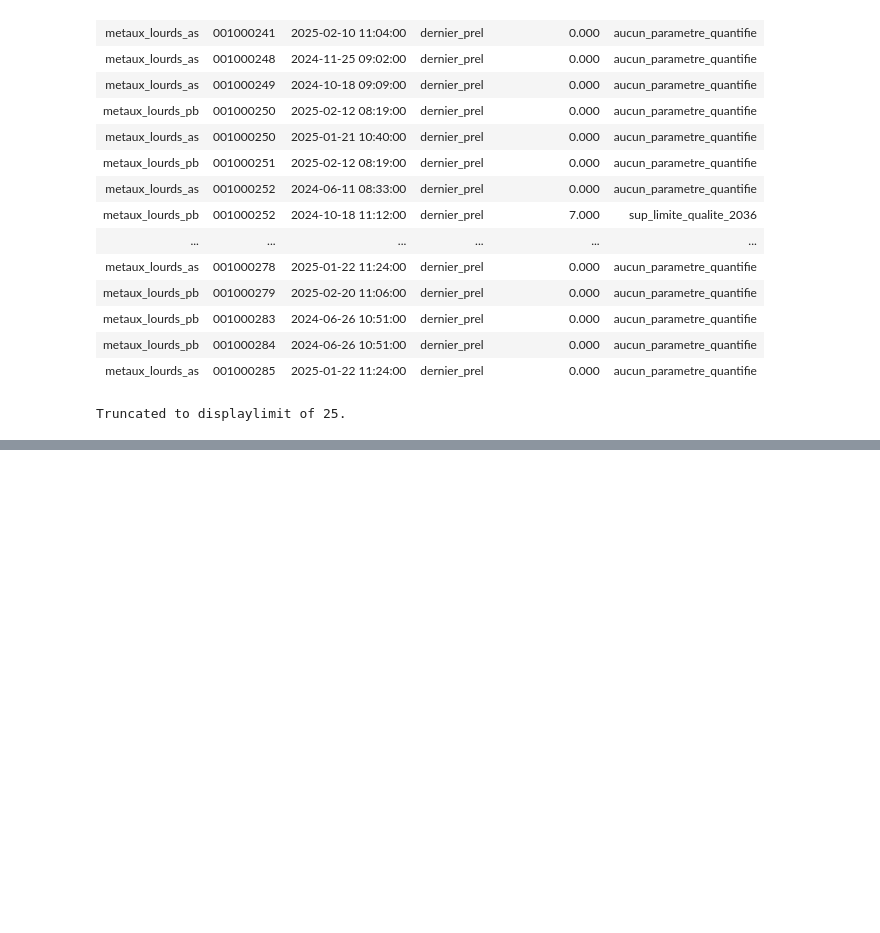
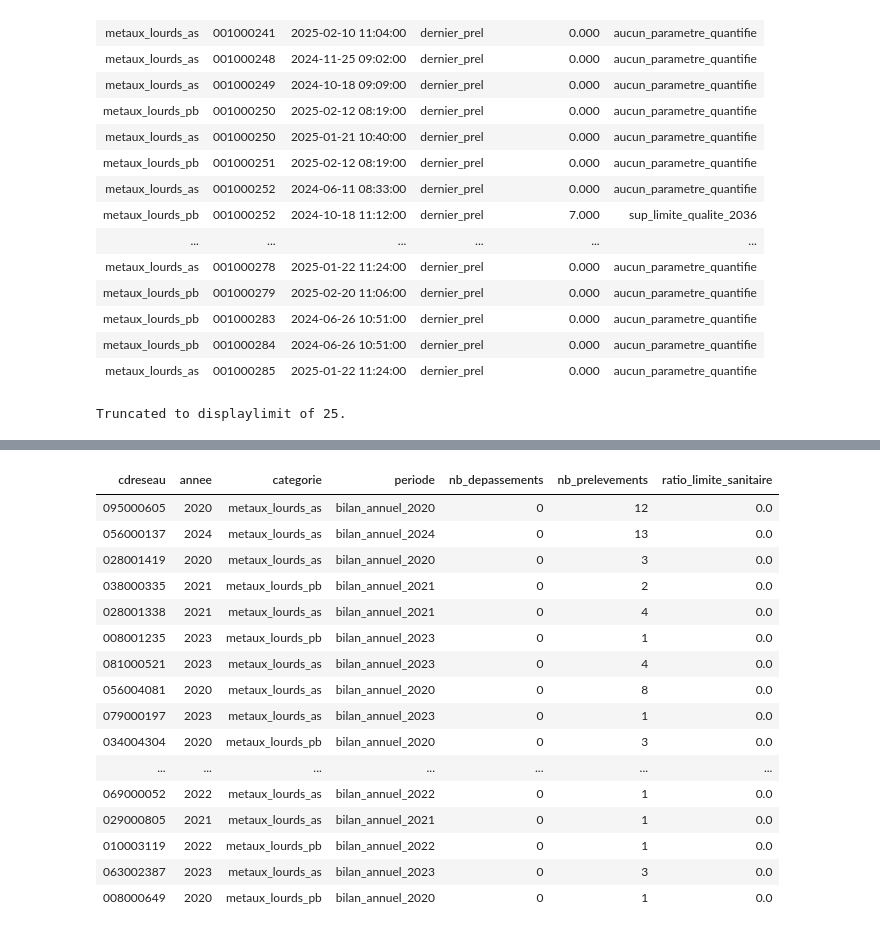
Before and after one commit to dataforgoodfr/13_pollution_eau, a Jupyter notebook: analytics/notebooks/resultats_metaux_lourds.ipynb, the cells around one changed output, grey strips where cells are left out. Saved outputs shown, nothing was run; the diff lists cells and outputs as text; code cells hidden in the pictures; blank space fills up the shorter version.

Commit message:
Ajout requêtes prélèvements annuels UDI et Commune

```diff
--- a/analytics/notebooks/resultats_metaux_lourds.ipynb
+++ b/analytics/notebooks/resultats_metaux_lourds.ipynb
@@ -593,0 +596,69 @@ Truncated to displaylimit of 25.
+# %%
+%%sql
+
+WITH
+metaux_lourds_prels AS (
+    -- Certains prélèvements ont plusieurs analyses pour la même substance
+    -- Le SELECT DISTINCT ne dédoublonne pas ces cas là
+    -- Donc il n'y a pas d'unicité sur referenceprel dans cetre requête
+    SELECT DISTINCT
+        de_partition AS annee,
+        cdreseau,
+        cdparametresiseeaux,
+        valeur_sanitaire_1,
+        limite_qualite,
+        referenceprel,
+        datetimeprel,
+        valtraduite
+    FROM
+        'int__resultats_udi_communes'
+    WHERE
+        cdparametresiseeaux IN ('PB', 'AS')
+)
+
+SELECT
+    cdreseau,
+    annee,
+    CASE
+        WHEN cdparametresiseeaux = 'PB' THEN 'metaux_lourds_pb'
+        WHEN cdparametresiseeaux = 'AS' THEN 'metaux_lourds_as'
+    END AS categorie,
+    'bilan_annuel_' || annee AS periode,
+    count(
+        DISTINCT
+        CASE
+            WHEN
+                cdparametresiseeaux = 'PB'
+                AND valtraduite IS NOT NULL AND valtraduite >= limite_qualite
+                THEN referenceprel
+            WHEN
+                cdparametresiseeaux = 'AS'
+                AND valtraduite IS NOT NULL AND valtraduite >= valeur_sanitaire_1
+                THEN referenceprel
+        END
+    ) AS nb_depassements,
+    count(DISTINCT referenceprel) AS nb_prelevements,
+    (
+        count(
+            DISTINCT
+            CASE
+                WHEN
+                    cdparametresiseeaux = 'PB'
+                    AND valtraduite IS NOT NULL
+                    AND valtraduite >= limite_qualite
+                    THEN referenceprel
+                WHEN
+                    cdparametresiseeaux = 'AS'
+                    AND valtraduite IS NOT NULL
+                    AND valtraduite >= valeur_sanitaire_1
+                    THEN referenceprel
+            END
+        )::float
+        /
+        count(DISTINCT referenceprel)::float
+    ) AS ratio_limite_sanitaire
+
+FROM metaux_lourds_prels
+
+GROUP BY cdreseau, annee, categorie
+# %% [output]
@@ -593,0 +666,17 @@ Truncated to displaylimit of 25.
+| cdreseau | annee | categorie | periode | nb_depassements | nb_prelevements | ratio_limite_sanitaire |
+| 095000605 | 2020 | metaux_lourds_as | bilan_annuel_2020 | 0 | 12 | 0.0 |
+| 056000137 | 2024 | metaux_lourds_as | bilan_annuel_2024 | 0 | 13 | 0.0 |
+| 028001419 | 2020 | metaux_lourds_as | bilan_annuel_2020 | 0 | 3 | 0.0 |
+| 038000335 | 2021 | metaux_lourds_pb | bilan_annuel_2021 | 0 | 2 | 0.0 |
+| 028001338 | 2021 | metaux_lourds_as | bilan_annuel_2021 | 0 | 4 | 0.0 |
+| 008001235 | 2023 | metaux_lourds_pb | bilan_annuel_2023 | 0 | 1 | 0.0 |
+| 081000521 | 2023 | metaux_lourds_as | bilan_annuel_2023 | 0 | 4 | 0.0 |
+| 056004081 | 2020 | metaux_lourds_as | bilan_annuel_2020 | 0 | 8 | 0.0 |
+| 079000197 | 2023 | metaux_lourds_as | bilan_annuel_2023 | 0 | 1 | 0.0 |
+| 034004304 | 2020 | metaux_lourds_pb | bilan_annuel_2020 | 0 | 3 | 0.0 |
+| ... | ... | ... | ... | ... | ... | ... |
+| 069000052 | 2022 | metaux_lourds_as | bilan_annuel_2022 | 0 | 1 | 0.0 |
+| 029000805 | 2021 | metaux_lourds_as | bilan_annuel_2021 | 0 | 1 | 0.0 |
+| 010003119 | 2022 | metaux_lourds_pb | bilan_annuel_2022 | 0 | 1 | 0.0 |
+| 063002387 | 2023 | metaux_lourds_as | bilan_annuel_2023 | 0 | 3 | 0.0 |
+| 008000649 | 2020 | metaux_lourds_pb | bilan_annuel_2020 | 0 | 1 | 0.0 |
```
Also changed, not shown: parts of 8 cells of this notebook, 2 other files.
